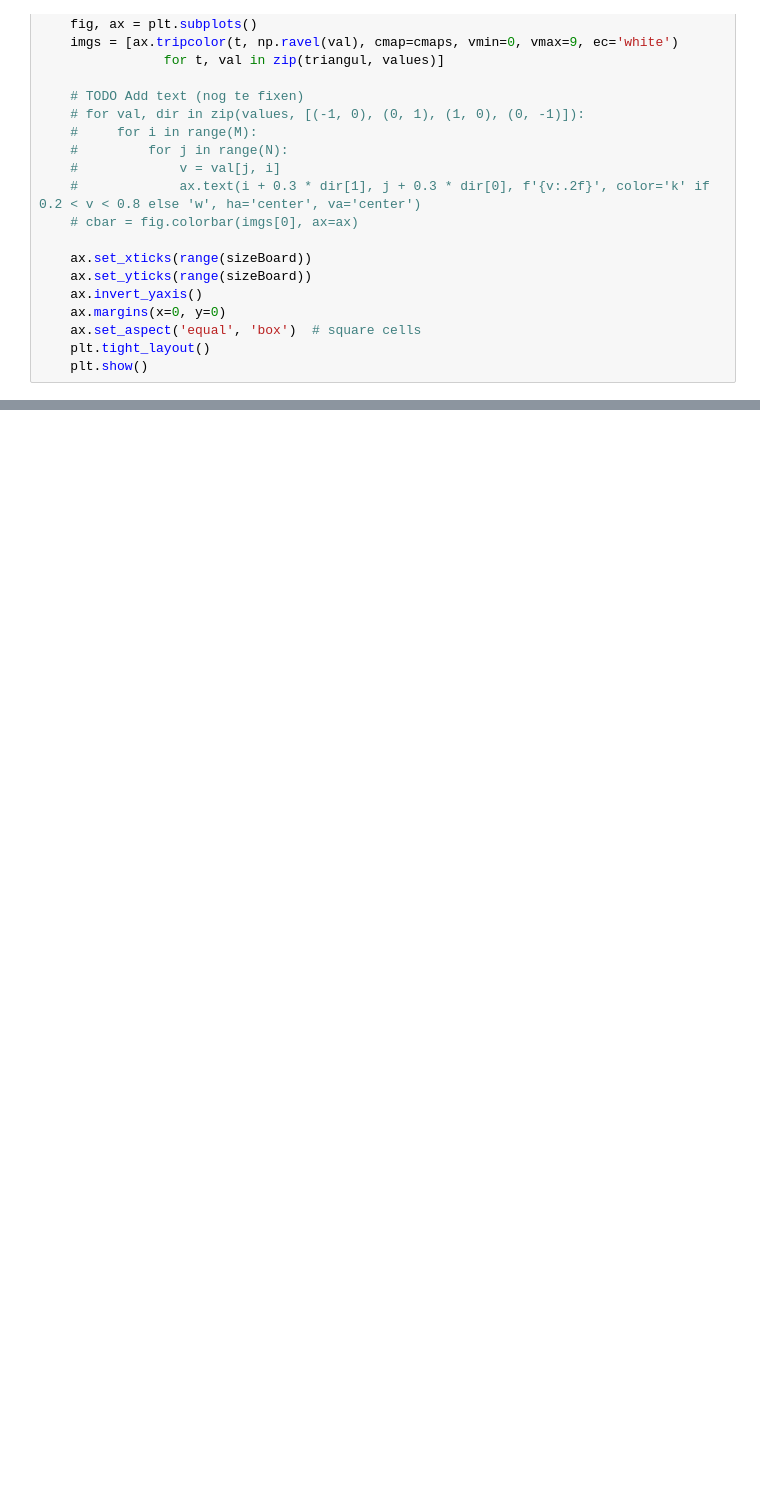
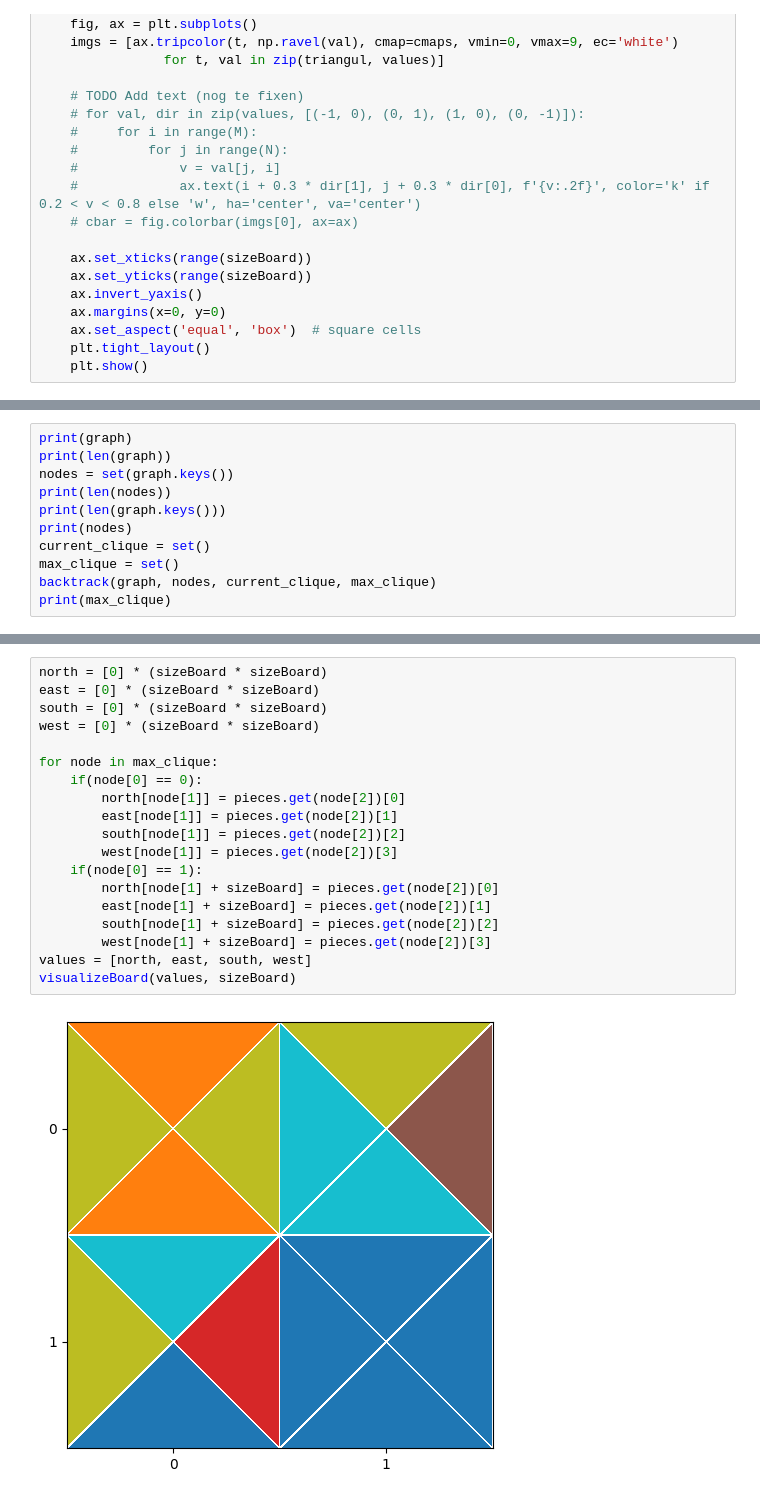
Before and after one commit to Waterboy1602/Masterproef-Code, a Jupyter notebook: TetraVex_Solver.ipynb, the cells around one changed output, grey strips where cells are left out. Drawn from its saved outputs; the diff is of its cells as text; blank space fills up the shorter version.

```diff
--- a/TetraVex_Solver.ipynb
+++ b/TetraVex_Solver.ipynb
@@ -140,0 +164,11 @@ def solve(puzzle):
+# %%
+print(graph)
+print(len(graph))
+nodes = set(graph.keys())
+print(len(nodes))
+print(len(graph.keys()))
+print(nodes)
+current_clique = set()
+max_clique = set()
+backtrack(graph, nodes, current_clique, max_clique)
+print(max_clique)
@@ -140,0 +186,21 @@ def solve(puzzle):
+# %%
+north = [0] * (sizeBoard * sizeBoard)
+east = [0] * (sizeBoard * sizeBoard)
+south = [0] * (sizeBoard * sizeBoard)
+west = [0] * (sizeBoard * sizeBoard)
+
+for node in max_clique:
+    if(node[0] == 0):
+        north[node[1]] = pieces.get(node[2])[0]
+        east[node[1]] = pieces.get(node[2])[1]
+        south[node[1]] = pieces.get(node[2])[2]
+        west[node[1]] = pieces.get(node[2])[3]
+    if(node[0] == 1):
+        north[node[1] + sizeBoard] = pieces.get(node[2])[0]
+        east[node[1] + sizeBoard] = pieces.get(node[2])[1]
+        south[node[1] + sizeBoard] = pieces.get(node[2])[2]
+        west[node[1] + sizeBoard] = pieces.get(node[2])[3]
+values = [north, east, south, west]
+visualizeBoard(values, sizeBoard)
+# %% [output]
+[figure, added]
```
Also changed, not shown: parts of 8 cells of this notebook, 4 other files.
